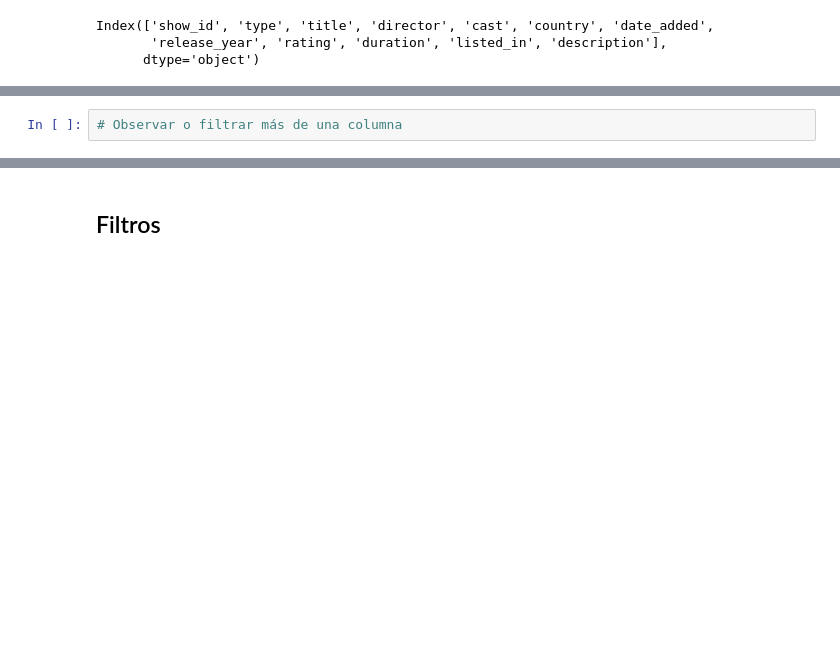
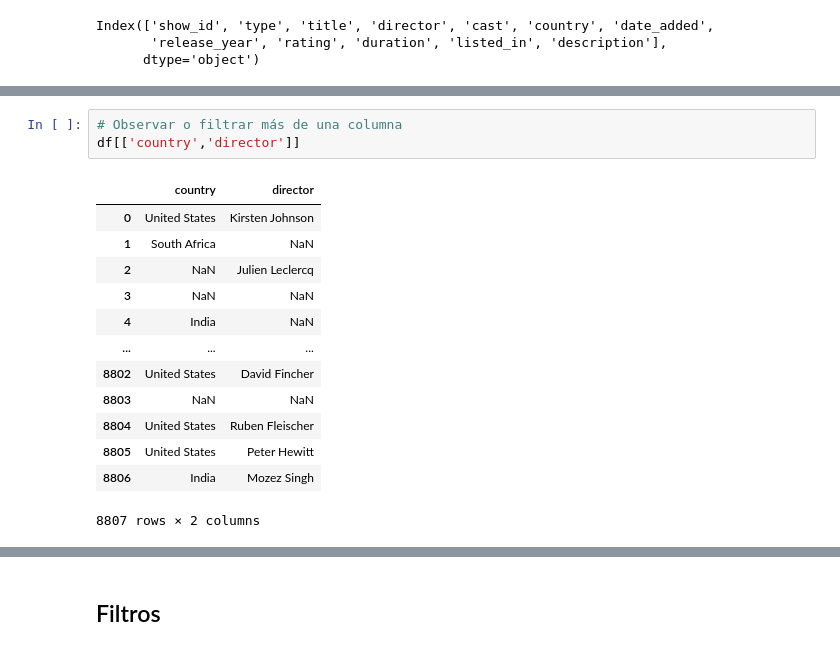
Before and after one commit to GermanStanzione/TT-2C2025-Data-Analitycs-Notebooks, a Jupyter notebook: Clase_6/Mia/Clase_06_NB1.ipynb, the cells around one changed output, grey strips where cells are left out. Drawn from its saved outputs; the diff is of its cells as text; blank space fills up the shorter version.

```diff
--- a/Clase_6/Mia/Clase_06_NB1.ipynb
+++ b/Clase_6/Mia/Clase_06_NB1.ipynb
@@ -104,4 +112,19 @@ cols =
 # %%
 # Observar o filtrar más de una columna
+df[['country','director']]
+# %% [output]
+|  | country | director |
+| 0 | United States | Kirsten Johnson |
+| 1 | South Africa | NaN |
+| 2 | NaN | Julien Leclercq |
+| 3 | NaN | NaN |
+| 4 | India | NaN |
+| ... | ... | ... |
+| 8802 | United States | David Fincher |
+| 8803 | NaN | NaN |
+| 8804 | United States | Ruben Fleischer |
+| 8805 | United States | Peter Hewitt |
+| 8806 | India | Mozez Singh |
+8807 rows × 2 columns
 # %%
 # Agregamos ordenamiento
```
Also changed, not shown: parts of 12 cells of this notebook.
